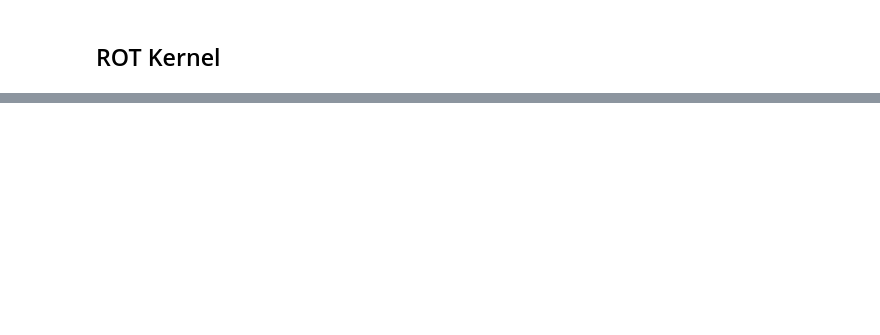
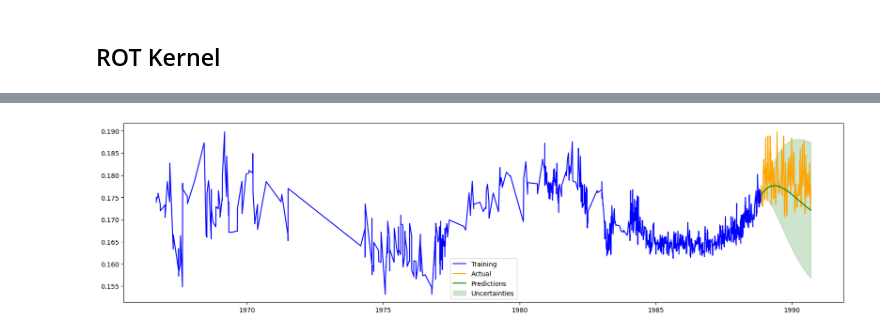
Before and after one commit to JoeyWee1/SolarCycleForecasting, a Jupyter notebook: WGPR2.ipynb, the cells around one changed output, grey strips where cells are left out. Drawn from its saved outputs; the diff is of its cells as text; code cells hidden in the pictures; blank space fills up the shorter version.

```diff
--- a/WGPR2.ipynb
+++ b/WGPR2.ipynb
@@ -261,2 +264,87 @@ SHOTerm:      sigma=0.02706  period=10.000 yr  Q=0.5000
 # %% [markdown]
 ## ROT Kernel
+# %%
+from scipy.optimize import minimize
+
+# It appears that previous attempts were not updating the SHO terms
+# Set params has to be different due to the new kernel
+def set_params(log_params, gp):
+    vals = np.exp(log_params)
+    gp.kernel = terms.RotationTerm(sigma=vals[0], period=vals[1], Q0=vals[2], dQ=vals[3], f=vals[4]) # have to replace the kernel otherwise the values don't change
+    return gp
+
+def NLL(log_params, gp, y):
+    gp = set_params(log_params, gp)
+    gp.recompute(quiet=True)
+    return -gp.log_likelihood(y)
+
+
+# quasi-periodic kernel: RotationTerm = two SHO terms
+initial_params = {
+    "rot_sigma": train_std, # amplitude near observed variability
+    "rot_period": 10.57, # solar cycle
+    "rot_Q0": 1, # the quality factor of the decaying oscillation; how fast periods can change from one cycle to the next. q < 0.5 is overdamped > is underdamped
+                            # choose 1 to be overdamped: plausible that the cycle is decently coherent in the longer term
+    "rot_dQ": 0.01, # the difference in quality factors between the two oscillations in the rotation term. The dQ one has double the frequency
+                            # this controls the phase coherence; large dq is more asymmetric
+                            # we do not expect a strong P/2 signal as the assymetry is not too strong
+    "rot_f": 0.1,  # the power fraction from the main term
+}
+
+initial_guess = np.log([
+    initial_params["rot_sigma"],
+    initial_params["rot_period"],
+    initial_params["rot_Q0"],
+    initial_params["rot_dQ"],
+    initial_params["rot_f"],
+])
+
+sigma_upper = 3 * train_std
+
+bounds = [
+    (np.log(0.001), np.log(sigma_upper)),   # rot_sigma: near data std
+    (np.log(9.5),   np.log(12.0)),   # rot_period: solar cycle range
+    (np.log(0.5),   np.log(10.0)),   # rot_Q0: force underdamped (>0.5)
+    (np.log(0.001), np.log(5.0)),    # rot_dQ
+    (np.log(0.01),  np.log(0.99)),   # rot_f: fraction in (0,1)
+]
+
+
+# Adding SHOTerm to the kernel
+kernel = terms.RotationTerm( # Asymmetric decaying oscillation in lag-space
+    sigma=initial_params['rot_sigma'],
+    period=initial_params['rot_period'],
+    Q0=initial_params['rot_Q0'],
+    dQ=initial_params['rot_dQ'],
+    f=initial_params['rot_f'])
+
+gp = celerite2.GaussianProcess(kernel, mean=train_mean)
+gp.compute(train_df['year'], yerr=1e-3)
+
+gp_res = minimize(NLL, initial_guess, args=(gp, train_df["sind"].to_numpy()), method="L-BFGS-B", bounds=bounds)
+gp = set_params(gp_res.x, gp)
+gp.recompute()
+
+best = np.exp(gp_res.x)
+print(gp_res.success, gp_res.message)
+print(f"RotationTerm: sigma={best[0]:.5f}  period={best[1]:.3f} yr  Q0={best[2]:.3f}  dQ={best[3]:.4f}  f={best[4]:.3f}")
+
+# now predict
+t_pred = valid_df['year']
+mu_lt, cov_lt = gp.predict(train_df['sind'], t = t_pred, return_var = True) # lt indicates long term component from SHOTerm
+sigma_lt = np.sqrt(cov_lt)
+
+# plot the lt results
+
+results_lt = pd.DataFrame({
+    'forecast' : mu_lt,
+    'lower'    : mu_lt - sigma_lt,
+    'upper'    : mu_lt + sigma_lt,
+}, index=valid_df.index)
+
+plot_predictions(
+    trainingset=train_df,
+    validset=valid_df,
+    results=results_lt
+                 )
+# %% [output]
@@ -262,0 +353 @@ SHOTerm:      sigma=0.02706  period=10.000 yr  Q=0.5000
+[figure, added]
```
Also changed, not shown: parts of 3 cells of this notebook.
